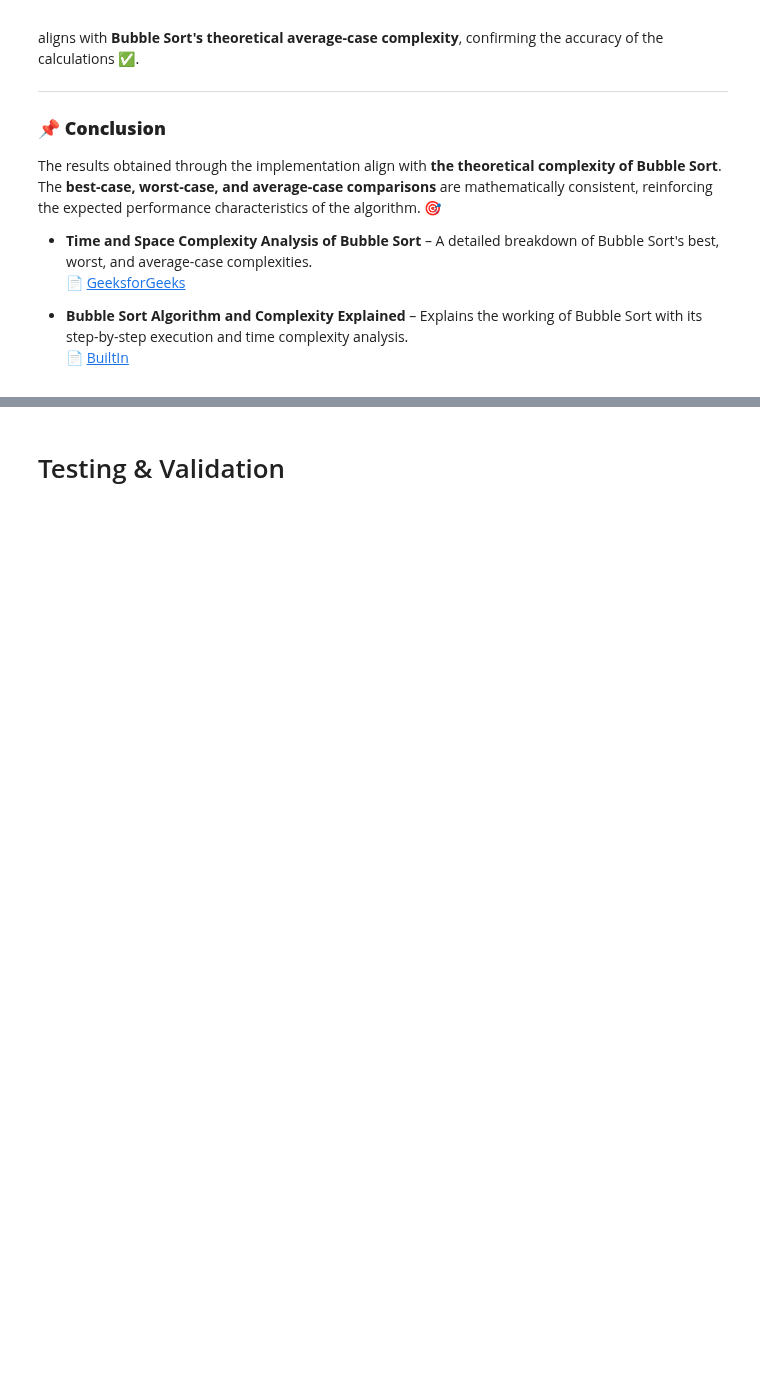
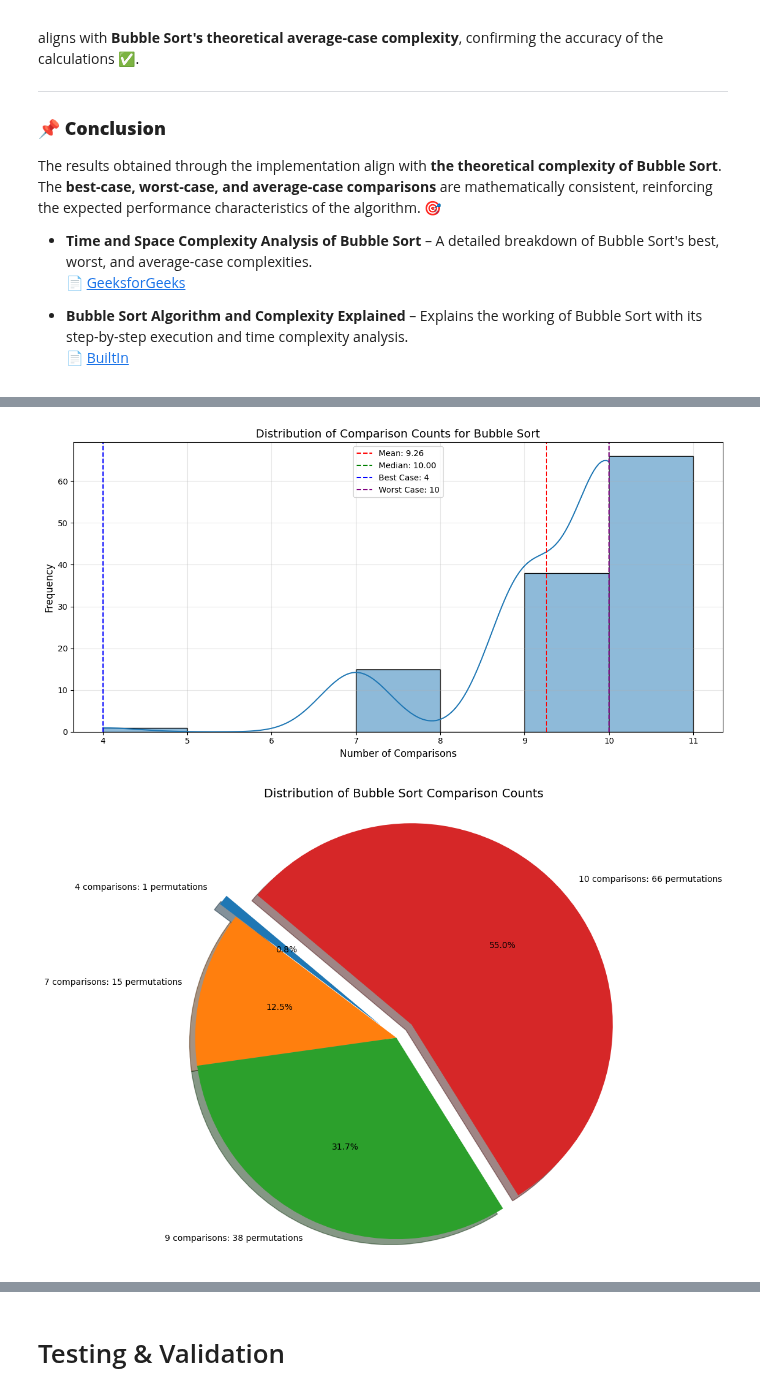
Before and after one commit to JamesDoonan1/computational_theory, a Jupyter notebook: tasks.ipynb, the cells around one changed output, grey strips where cells are left out. Saved outputs shown, nothing was run; the diff lists cells and outputs as text; code cells hidden in the pictures; blank space fills up the shorter version.

Commit message:
Bubble sort complexity visualisation added for task 8.

```diff
--- a/tasks.ipynb
+++ b/tasks.ipynb
@@ -801,7 +803,7 @@ def get_english_words():
             return [word.strip().lower() for word in file if word.strip()]
     except FileNotFoundError:
         print("Dictionary file not found. Using built-in list.")
-        return ["guilefulness", "mismatchment", "mountable", "suavely", "algibstral",
+        return ["guilefulness", "mismatchment", "mountable", "suavely",
                 "courteously", "epizoorian", "insomuch", "melanose", "preponderate",
                 # more common words...
                 "the", "be", "to", "of", "and", "a", "in", "that", "have", "it"]
@@ -1106,0 +1140,73 @@ The **best-case, worst-case, and average-case comparisons** are mathematically c
+# %%
+# Convert comparison_results to a format suitable for plotting
+permutations_list = list(comparison_results.keys())
+comparisons_list = list(comparison_results.values())
+
+# Calculate statistics
+mean_comparisons = np.mean(comparisons_list)
+median_comparisons = np.median(comparisons_list)
+min_comparisons = min(comparisons_list)
+max_comparisons = max(comparisons_list)
+
+# Create histogram of comparison counts
+plt.figure(figsize=(12, 6))
+sns.histplot(comparisons_list, bins=range(min_comparisons, max_comparisons+2), kde=True)
+
+# Add vertical lines for important statistics
+plt.axvline(mean_comparisons, color='r', linestyle='--', label=f'Mean: {mean_comparisons:.2f}')
+plt.axvline(median_comparisons, color='g', linestyle='--', label=f'Median: {median_comparisons:.2f}')
+plt.axvline(min_comparisons, color='b', linestyle='--', label=f'Best Case: {min_comparisons}')
+plt.axvline(max_comparisons, color='purple', linestyle='--', label=f'Worst Case: {max_comparisons}')
+
+plt.title('Distribution of Comparison Counts for Bubble Sort', fontsize=14)
+plt.xlabel('Number of Comparisons', fontsize=12)
+plt.ylabel('Frequency', fontsize=12)
+plt.legend()
+plt.grid(True, alpha=0.3)
+plt.tight_layout()
+plt.show()
+
+# Create a pie chart showing the distribution of comparison counts
+comparison_counts = Counter(comparisons_list)
+labels = [f'{count} comparisons: {freq} permutations' for count, freq in comparison_counts.items()]
+sizes = list(comparison_counts.values())
+explode = [0.1 if count == min_comparisons or count == max_comparisons else 0 for count in comparison_counts.keys()]
+
+plt.figure(figsize=(10, 8))
+plt.pie(sizes, labels=labels, explode=explode, autopct='%1.1f%%', shadow=True, startangle=140)
+plt.axis('equal')  # Equal aspect ratio ensures that pie is drawn as a circle
+plt.title('Distribution of Bubble Sort Comparison Counts', fontsize=14)
+plt.tight_layout()
+plt.show()
+
+# Create a scatter plot showing relationship between "sortedness" and comparison count
+# Calculate a simple measure of how sorted each permutation is
+def inversion_count(perm):
+    """Count the number of inversions in a permutation (pairs that are out of order)"""
+    inv_count = 0
+    for i in range(len(perm)):
+        for j in range(i+1, len(perm)):
+            if perm[i] > perm[j]:
+                inv_count += 1
+    return inv_count
+
+# Calculate inversion count for each permutation
+inversions = [inversion_count(perm) for perm in permutations_list]
+
+plt.figure(figsize=(10, 6))
+plt.scatter(inversions, comparisons_list, alpha=0.5)
+plt.title('Relationship Between Initial Disorder and Bubble Sort Comparisons', fontsize=14)
+plt.xlabel('Number of Inversions (Initial Disorder)', fontsize=12)
+plt.ylabel('Number of Comparisons', fontsize=12)
+plt.grid(True, alpha=0.3)
+
+# Add best fit line
+z = np.polyfit(inversions, comparisons_list, 1)
+p = np.poly1d(z)
+plt.plot(inversions, p(inversions), "r--", alpha=0.8, label=f'Best Fit: y={z[0]:.2f}x+{z[1]:.2f}')
+plt.legend()
+plt.tight_layout()
+plt.show()
+# %% [output]
+[figure, added]
+[figure, added]
```
Also changed, not shown: parts of 6 cells of this notebook.
